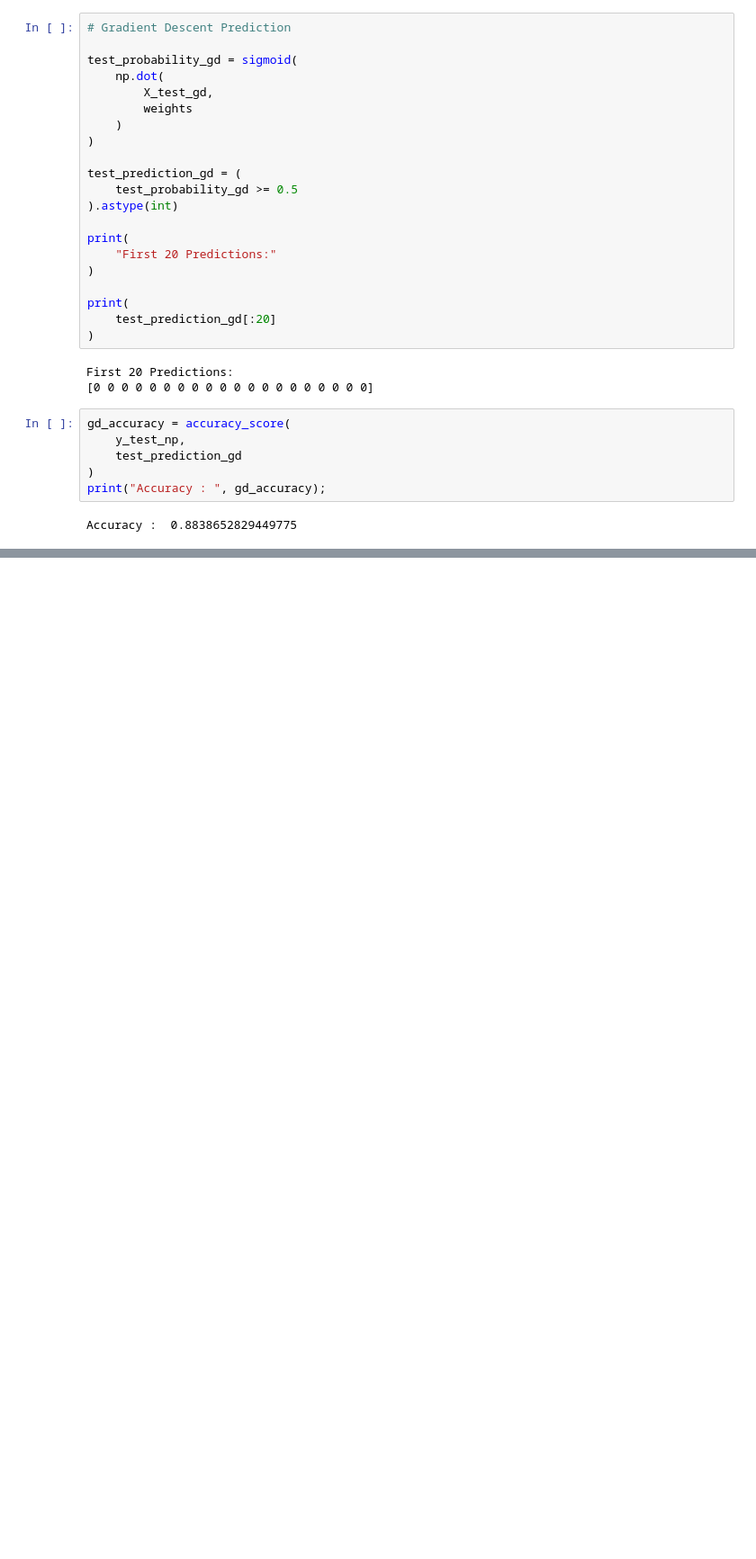
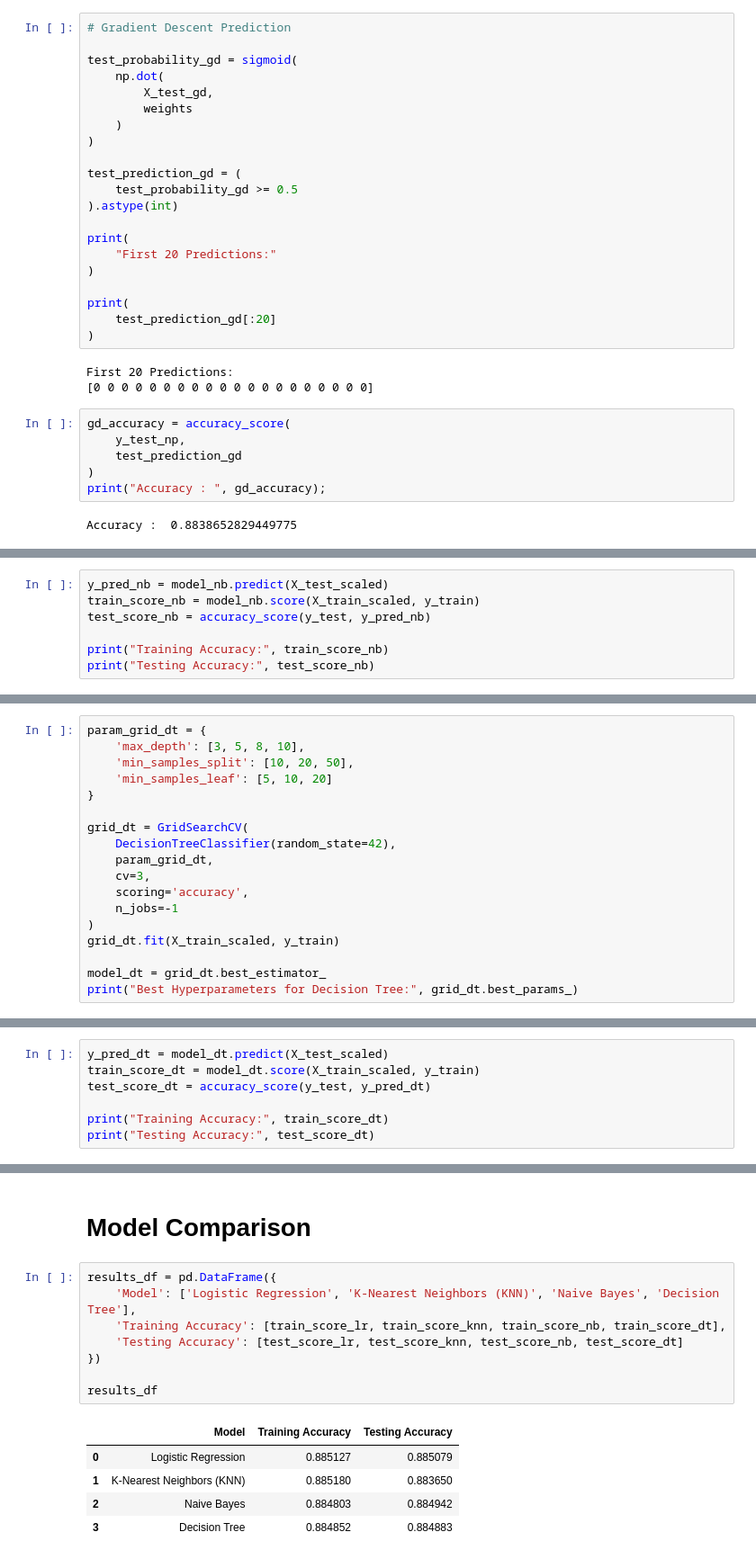
Before and after one commit to Bhaviik-5202/Loan_Default_Prediction_ML_Project, a Jupyter notebook: Loan_Default_Prediction.ipynb, the cells around one changed output, grey strips where cells are left out. Shown at 90% size. Drawn from its saved outputs; the diff is of its cells as text; blank space fills up the shorter version.

```diff
--- a/Loan_Default_Prediction.ipynb
+++ b/Loan_Default_Prediction.ipynb
@@ -1124,0 +1276,7 @@ plt.show()
+# %%
+y_pred_nb = model_nb.predict(X_test_scaled)
+train_score_nb = model_nb.score(X_train_scaled, y_train)
+test_score_nb = accuracy_score(y_test, y_pred_nb)
+
+print("Training Accuracy:", train_score_nb)
+print("Testing Accuracy:", test_score_nb)
@@ -1124,0 +1307,18 @@ plt.show()
+# %%
+param_grid_dt = {
+    'max_depth': [3, 5, 8, 10],
+    'min_samples_split': [10, 20, 50],
+    'min_samples_leaf': [5, 10, 20]
+}
+
+grid_dt = GridSearchCV(
+    DecisionTreeClassifier(random_state=42),
+    param_grid_dt,
+    cv=3,
+    scoring='accuracy',
+    n_jobs=-1
+)
+grid_dt.fit(X_train_scaled, y_train)
+
+model_dt = grid_dt.best_estimator_
+print("Best Hyperparameters for Decision Tree:", grid_dt.best_params_)
@@ -1124,0 +1327,7 @@ plt.show()
+# %%
+y_pred_dt = model_dt.predict(X_test_scaled)
+train_score_dt = model_dt.score(X_train_scaled, y_train)
+test_score_dt = accuracy_score(y_test, y_pred_dt)
+
+print("Training Accuracy:", train_score_dt)
+print("Testing Accuracy:", test_score_dt)
@@ -1124,0 +1356,16 @@ plt.show()
+# %% [markdown]
+# Model Comparison
+# %%
+results_df = pd.DataFrame({
+    'Model': ['Logistic Regression', 'K-Nearest Neighbors (KNN)', 'Naive Bayes', 'Decision Tree'],
+    'Training Accuracy': [train_score_lr, train_score_knn, train_score_nb, train_score_dt],
+    'Testing Accuracy': [test_score_lr, test_score_knn, test_score_nb, test_score_dt]
+})
+
+results_df
+# %% [output]
+|  | Model | Training Accuracy | Testing Accuracy |
+| 0 | Logistic Regression | 0.885127 | 0.885079 |
+| 1 | K-Nearest Neighbors (KNN) | 0.885180 | 0.883650 |
+| 2 | Naive Bayes | 0.884803 | 0.884942 |
+| 3 | Decision Tree | 0.884852 | 0.884883 |
```
Also changed, not shown: parts of 28 cells of this notebook, 24 other files.
